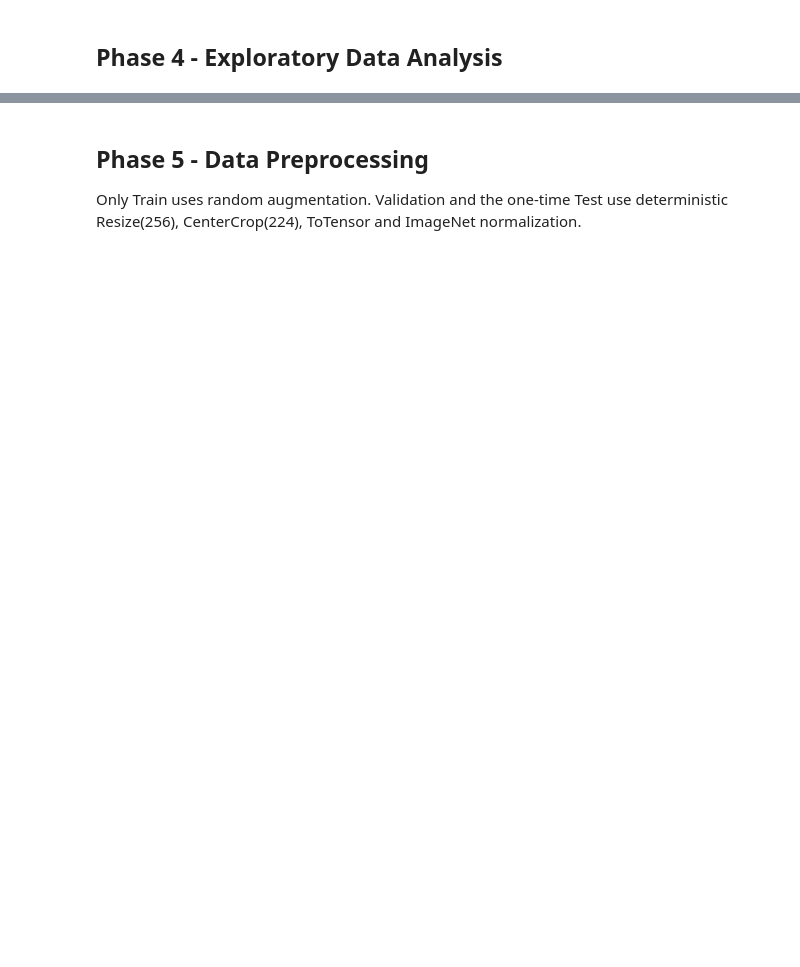
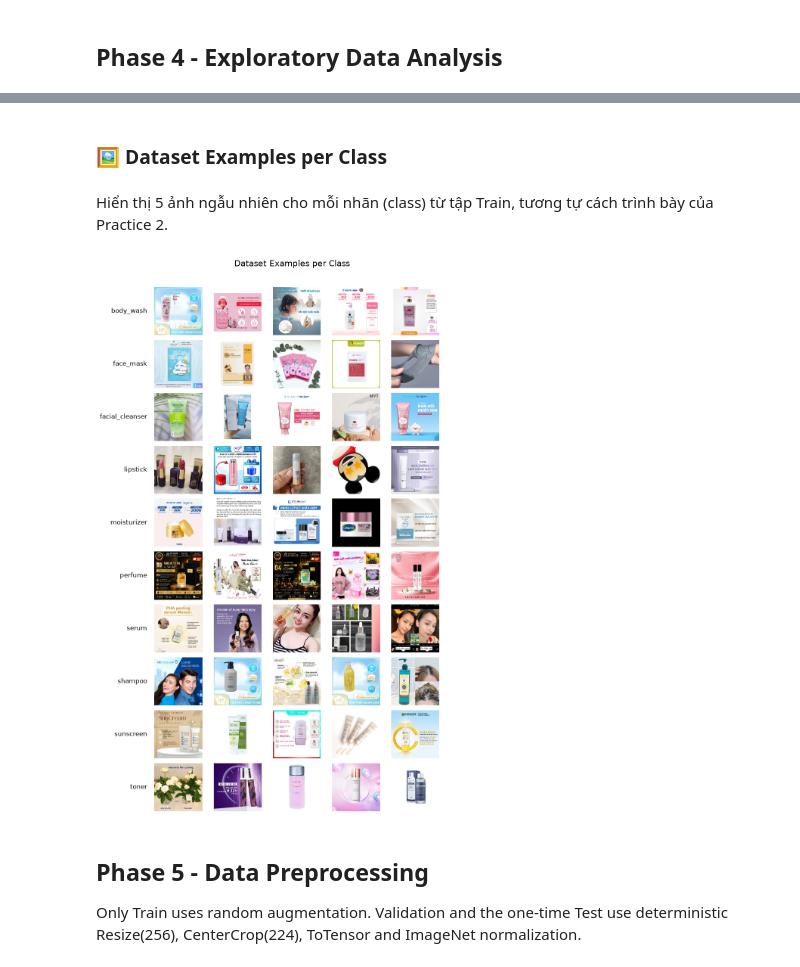
Before and after one commit to TiCoder-coder/TOTAL_LABPARACTICE_FOR_DEEP_LEARNING, a Jupyter notebook: total_practice/practice_2_2/notebooks/04_canonical_report.ipynb, the cells around one changed output, grey strips where cells are left out. Cells and saved outputs as stored; diff of their text form; code cells hidden in the pictures; blank space fills up the shorter version.

Commit message:
Update Practice 2.2

```diff
--- a/total_practice/practice_2_2/notebooks/04_canonical_report.ipynb
+++ b/total_practice/practice_2_2/notebooks/04_canonical_report.ipynb
@@ -147,3 +213,38 @@ plt.show()
+# %%
+import matplotlib.image as mpimg
+
+display(Markdown("### 🖼️ Dataset Examples per Class"))
+display(Markdown("Hiển thị 5 ảnh ngẫu nhiên cho mỗi nhãn (class) từ tập Train, tương tự cách trình bày của Practice 2."))
+
+classes = sorted(model_use['class_name'].unique())
+n_classes = len(classes)
+n_examples = 5
+
+fig, axes = plt.subplots(n_classes, n_examples, figsize=(10, 1.8 * n_classes))
+
+for i, cls in enumerate(classes):
+    samples = model_use[(model_use['split'] == 'Train') & (model_use['class_name'] == cls)].sample(n_examples, random_state=42)
+
+    for j, (idx, row) in enumerate(samples.iterrows()):
+        ax = axes[i, j]
+        img_path = data_root / row['relative_path']
+        try:
+            img = mpimg.imread(str(img_path))
+            ax.imshow(img)
+        except Exception:
+            ax.text(0.5, 0.5, 'Error', ha='center', va='center')
+        ax.axis('off')
+
+        if j == 0:
+            ax.text(-0.15, 0.5, cls, ha='right', va='center', transform=ax.transAxes, fontsize=12)
+
+plt.subplots_adjust(wspace=0.05, hspace=0.1)
+fig.suptitle("Dataset Examples per Class", fontsize=16, y=0.92)
+plt.show()
+# %% [output]
+### 🖼️ Dataset Examples per Class
+Hiển thị 5 ảnh ngẫu nhiên cho mỗi nhãn (class) từ tập Train, tương tự cách trình bày của Practice 2.
+[figure, added]
 # %% [markdown]
 ## Phase 5 - Data Preprocessing
 
```
Also changed, not shown: parts of 21 cells of this notebook, 13 other files.
